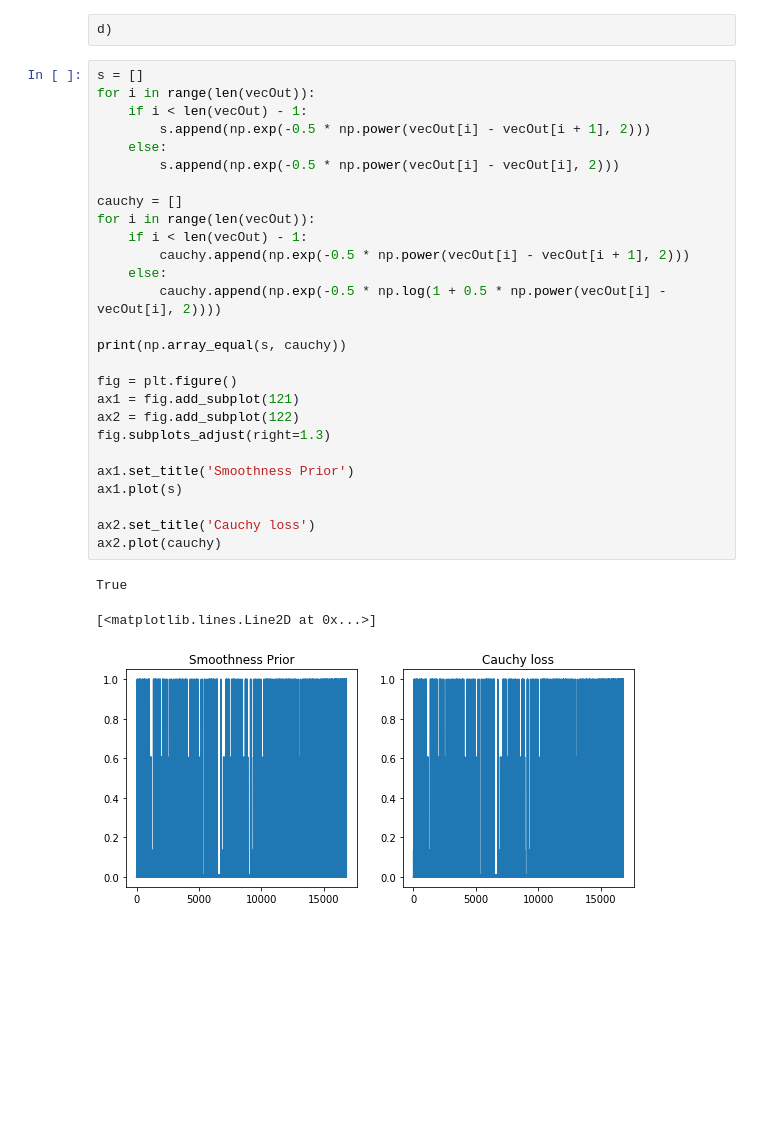
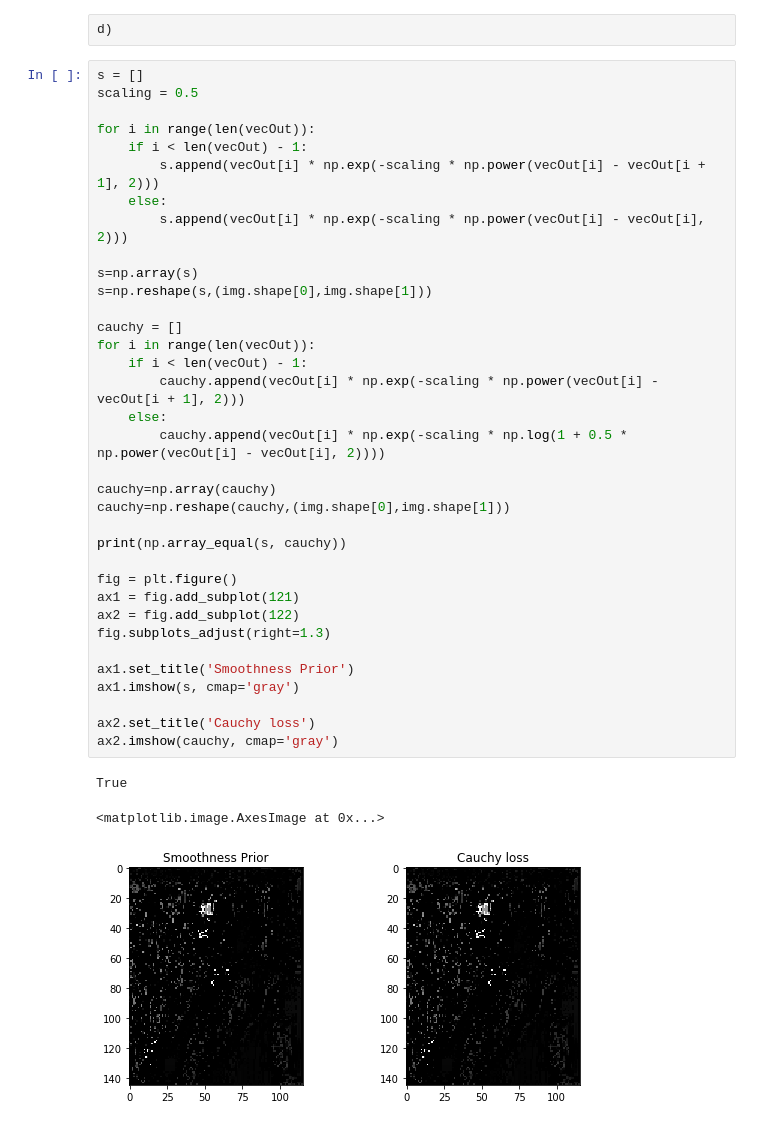
Before and after one commit to paulhfu/Machine-Learning-for-Visual-Computing, a Jupyter notebook: EX6/Exercise3.ipynb, the cells around one changed output. Saved outputs shown, nothing was run; the diff lists cells and outputs as text; blank space fills up the shorter version.

```diff
--- a/EX6/Exercise3.ipynb
+++ b/EX6/Exercise3.ipynb
@@ -72,32 +72,40 @@ hist = plt.hist(vecOut.ravel(), bins=256, log=True)
 d)
 # %%
 s = []
+scaling = 0.5
+
 for i in range(len(vecOut)):
     if i < len(vecOut) - 1:
-        s.append(np.exp(-0.5 * np.power(vecOut[i] - vecOut[i + 1], 2)))
+        s.append(vecOut[i] * np.exp(-scaling * np.power(vecOut[i] - vecOut[i + 1], 2)))
     else:
-        s.append(np.exp(-0.5 * np.power(vecOut[i] - vecOut[i], 2)))
+        s.append(vecOut[i] * np.exp(-scaling * np.power(vecOut[i] - vecOut[i], 2)))
+
+s=np.array(s)
+s=np.reshape(s,(img.shape[0],img.shape[1]))
 
 cauchy = []
 for i in range(len(vecOut)):
     if i < len(vecOut) - 1:
-        cauchy.append(np.exp(-0.5 * np.power(vecOut[i] - vecOut[i + 1], 2)))
+        cauchy.append(vecOut[i] * np.exp(-scaling * np.power(vecOut[i] - vecOut[i + 1], 2)))
     else:
-        cauchy.append(np.exp(-0.5 * np.log(1 + 0.5 * np.power(vecOut[i] - vecOut[i], 2))))
+        cauchy.append(vecOut[i] * np.exp(-scaling * np.log(1 + 0.5 * np.power(vecOut[i] - vecOut[i], 2))))
+
+cauchy=np.array(cauchy)
+cauchy=np.reshape(cauchy,(img.shape[0],img.shape[1]))
 
 print(np.array_equal(s, cauchy))
 
 fig = plt.figure()
 ax1 = fig.add_subplot(121)
 ax2 = fig.add_subplot(122)
 fig.subplots_adjust(right=1.3)
 
 ax1.set_title('Smoothness Prior')
-ax1.plot(s)
+ax1.imshow(s, cmap='gray')
 
 ax2.set_title('Cauchy loss')
-ax2.plot(cauchy)
+ax2.imshow(cauchy, cmap='gray')
 # %% [output]
 True
-[<matplotlib.lines.Line2D at 0x...>]
+<matplotlib.image.AxesImage at 0x...>
-[figure, old version]
+[figure, new version]
```
Also changed, not shown: 2 other files.
